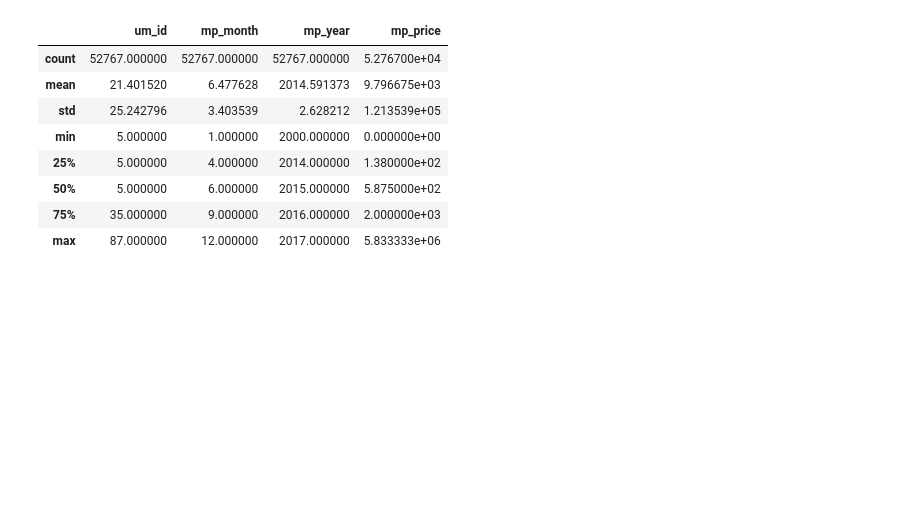
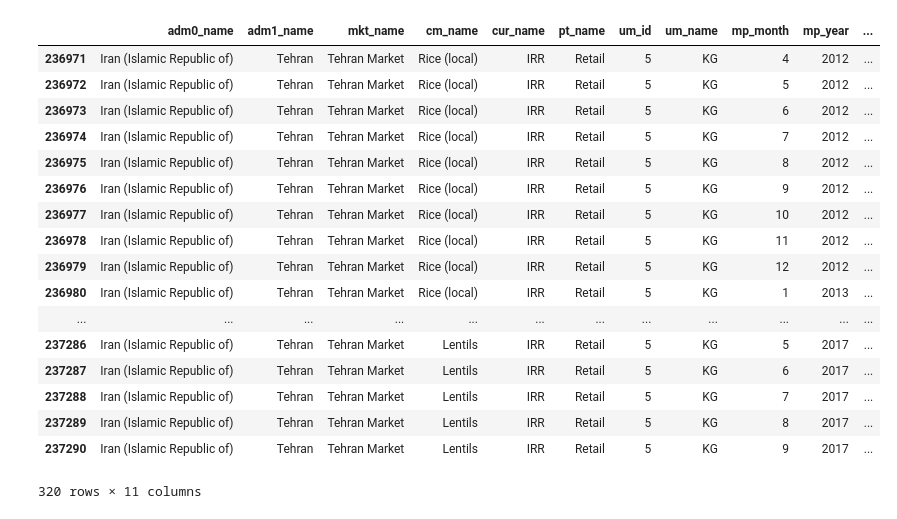
Before and after one commit to Take2001/DataProcessing, a Jupyter notebook: preprocessing code/Foodprices/Data Pre-processing foodprices middle east.ipynb, the cells around one changed output. Cells and saved outputs as stored; diff of their text form; code cells hidden in the pictures; blank space fills up the shorter version.

Commit message:
fixed middle eastern food data

```diff
--- a/preprocessing code/Foodprices/Data Pre-processing foodprices middle east.ipynb
+++ b/preprocessing code/Foodprices/Data Pre-processing foodprices middle east.ipynb
@@ -24,12 +24,21 @@ data_middle_east['Year'] = data_middle_east['mp_year'] + ((data_middle_east['mp_
-# %%
-data_middle_east.describe()
-# %% [output]
-|  | um_id | mp_month | mp_year | mp_price |
-| count | 52767.000000 | 52767.000000 | 52767.000000 | 5.276700e+04 |
-| mean | 21.401520 | 6.477628 | 2014.591373 | 9.796675e+03 |
-| std | 25.242796 | 3.403539 | 2.628212 | 1.213539e+05 |
-| min | 5.000000 | 1.000000 | 2000.000000 | 0.000000e+00 |
-| 25% | 5.000000 | 4.000000 | 2014.000000 | 1.380000e+02 |
-| 50% | 5.000000 | 6.000000 | 2015.000000 | 5.875000e+02 |
-| 75% | 35.000000 | 9.000000 | 2016.000000 | 2.000000e+03 |
-| max | 87.000000 | 12.000000 | 2017.000000 | 5.833333e+06 |
+# %%
+me7
+# %% [output]
+|  | adm0_name | adm1_name | mkt_name | cm_name | cur_name | pt_name | um_id | um_name | mp_month | mp_year | ... |
+| 236971 | Iran (Islamic Republic of) | Tehran | Tehran Market | Rice (local) | IRR | Retail | 5 | KG | 4 | 2012 | ... |
+| 236972 | Iran (Islamic Republic of) | Tehran | Tehran Market | Rice (local) | IRR | Retail | 5 | KG | 5 | 2012 | ... |
+| 236973 | Iran (Islamic Republic of) | Tehran | Tehran Market | Rice (local) | IRR | Retail | 5 | KG | 6 | 2012 | ... |
+| 236974 | Iran (Islamic Republic of) | Tehran | Tehran Market | Rice (local) | IRR | Retail | 5 | KG | 7 | 2012 | ... |
+| 236975 | Iran (Islamic Republic of) | Tehran | Tehran Market | Rice (local) | IRR | Retail | 5 | KG | 8 | 2012 | ... |
+| 236976 | Iran (Islamic Republic of) | Tehran | Tehran Market | Rice (local) | IRR | Retail | 5 | KG | 9 | 2012 | ... |
+| 236977 | Iran (Islamic Republic of) | Tehran | Tehran Market | Rice (local) | IRR | Retail | 5 | KG | 10 | 2012 | ... |
+| 236978 | Iran (Islamic Republic of) | Tehran | Tehran Market | Rice (local) | IRR | Retail | 5 | KG | 11 | 2012 | ... |
+| 236979 | Iran (Islamic Republic of) | Tehran | Tehran Market | Rice (local) | IRR | Retail | 5 | KG | 12 | 2012 | ... |
+| 236980 | Iran (Islamic Republic of) | Tehran | Tehran Market | Rice (local) | IRR | Retail | 5 | KG | 1 | 2013 | ... |
+| ... | ... | ... | ... | ... | ... | ... | ... | ... | ... | ... | ... |
+| 237286 | Iran (Islamic Republic of) | Tehran | Tehran Market | Lentils | IRR | Retail | 5 | KG | 5 | 2017 | ... |
+| 237287 | Iran (Islamic Republic of) | Tehran | Tehran Market | Lentils | IRR | Retail | 5 | KG | 6 | 2017 | ... |
+| 237288 | Iran (Islamic Republic of) | Tehran | Tehran Market | Lentils | IRR | Retail | 5 | KG | 7 | 2017 | ... |
+| 237289 | Iran (Islamic Republic of) | Tehran | Tehran Market | Lentils | IRR | Retail | 5 | KG | 8 | 2017 | ... |
+| 237290 | Iran (Islamic Republic of) | Tehran | Tehran Market | Lentils | IRR | Retail | 5 | KG | 9 | 2017 | ... |
+320 rows × 11 columns
```
Also changed, not shown: parts of 1 cell of this notebook, 6 other files.
